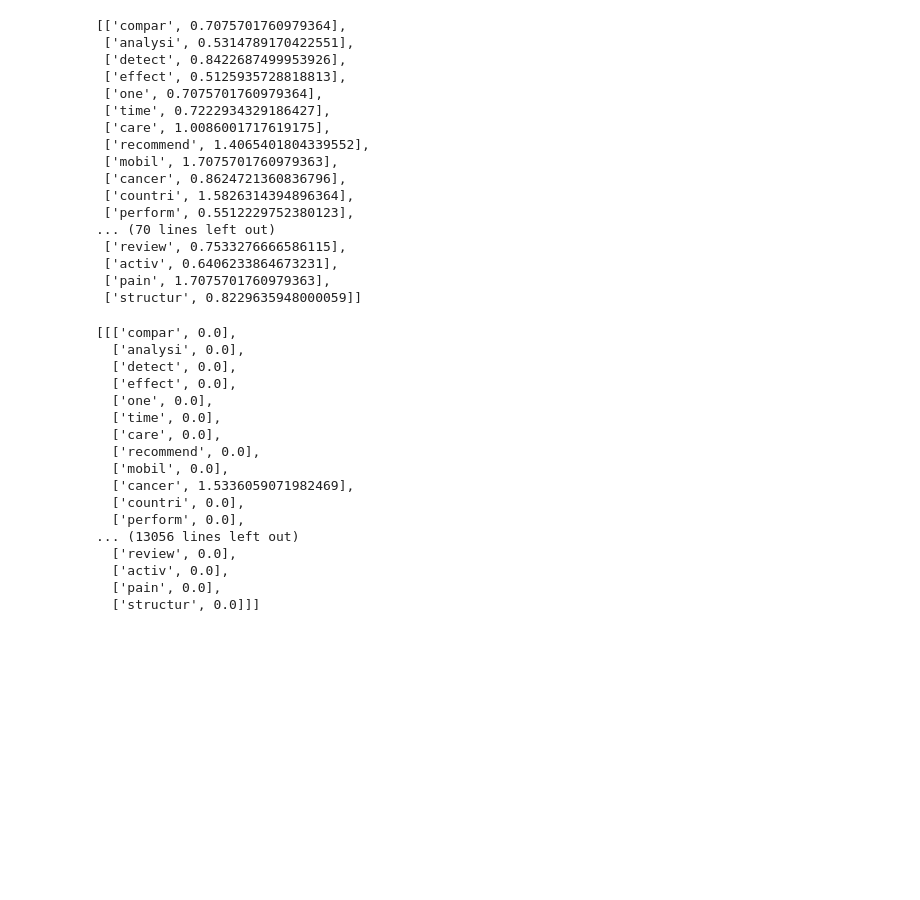
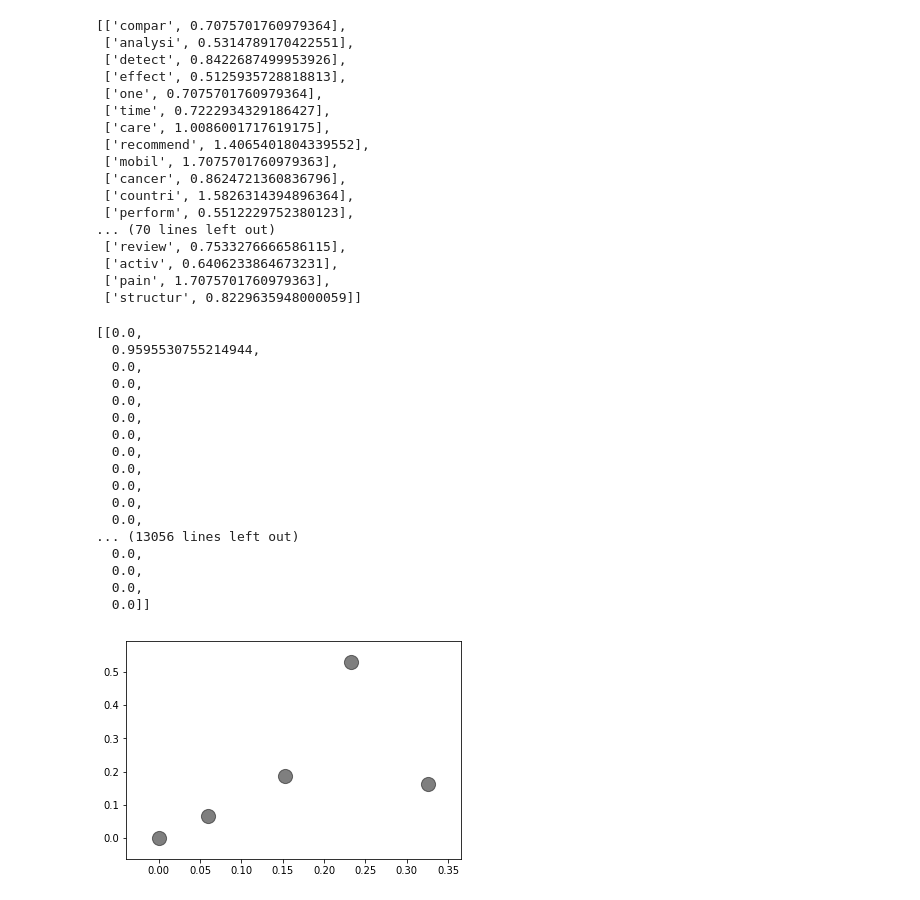
Before and after one commit to gabrielfleal/padroesAgrupamento, a Jupyter notebook: TFIDFturma.ipynb, the cells around one changed output. Cells and saved outputs as stored; diff of their text form; code cells hidden in the pictures; blank space fills up the shorter version.

Commit message:
TFIDF ajustada

```diff
--- a/TFIDFturma.ipynb
+++ b/TFIDFturma.ipynb
@@ -11,7 +11,7 @@ import math
 import os
 # %%
 #Aqui você tem que por o diretório da pasta que tem todos os documentos:
-DIR = "C:\\Users\\Mateus\\Documents\\UFCSPA\\Patterns\\Work2\\AllDocs\\"
+DIR = "C:\Users\Marília\Desktop\python_experience\padroesAgrupamento\alldocs"
 # %%
 for files in os.walk(DIR):
     d = files
@@ -254,25 +254,25 @@ for doc in range(0, len(freqRel)):
         for j in range(0, len(idf)):
             if idf[j][0] == freqRel[doc][i][0]:
                 res = freqRel[doc][i][1] * idf[j][1]
-        temp.append([freqRel[doc][i][0], res])
+        temp.append(res)
     tfidf.append(temp)
 
 tfidf
 # %% [output]
-[[['compar', 0.0],
-  ['analysi', 0.0],
-  ['detect', 0.0],
-  ['effect', 0.0],
-  ['one', 0.0],
-  ['time', 0.0],
-  ['care', 0.0],
-  ['recommend', 0.0],
-  ['mobil', 0.0],
-  ['cancer', 1.5336059071982469],
-  ['countri', 0.0],
-  ['perform', 0.0],
+[[0.0,
+  0.9595530755214944,
+  0.0,
+  0.0,
+  0.0,
+  0.0,
+  0.0,
+  0.0,
+  0.0,
+  0.0,
+  0.0,
+  0.0,
 ... (13056 lines left out)
-  ['review', 0.0],
-  ['activ', 0.0],
-  ['pain', 0.0],
-  ['structur', 0.0]]]
+  0.0,
+  0.0,
+  0.0,
+  0.0]]
@@ -278,0 +289,16 @@ tfidf
+# %%
+
+from sklearn.cluster import KMeans
+
+num_clusters = 5
+
+km = KMeans(n_clusters=num_clusters)
+
+km.fit(tfidf)
+
+y_kmeans = km.predict(tfidf)
+# %%
+centers = km.cluster_centers_
+plt.scatter(centers[:, 0], centers[:, 1], c='black', s=200, alpha=0.5);
+# %% [output]
+[figure, added]
```
Also changed, not shown: parts of 3 cells of this notebook, 1 other file.
